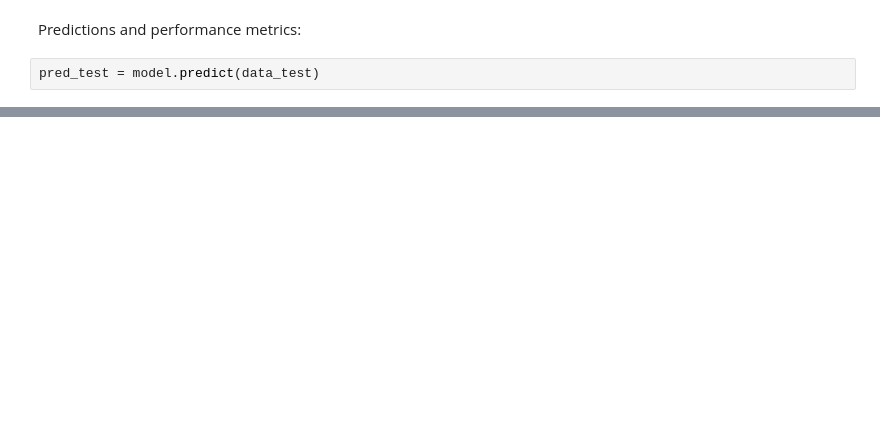
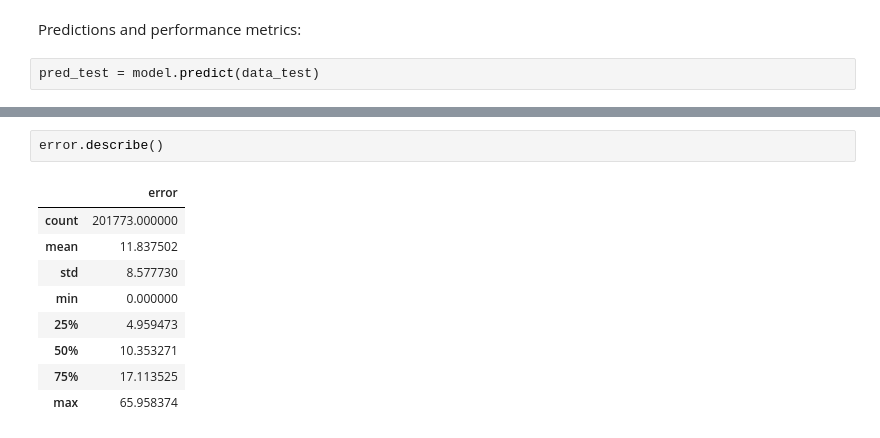
Before and after one commit to msaintfelix/Spotify_Data_Analysis, a Jupyter notebook: Spotify_Data_Analysis.ipynb, the cells around one changed output, grey strips where cells are left out. Drawn from its saved outputs; the diff is of its cells as text; blank space fills up the shorter version.

```diff
--- a/Spotify_Data_Analysis.ipynb
+++ b/Spotify_Data_Analysis.ipynb
@@ -230,0 +246,12 @@ mean_absolute_error(target_test, pred_test)
+# %%
+error.describe()
+# %% [output]
+|  | error |
+| count | 201773.000000 |
+| mean | 11.837502 |
+| std | 8.577730 |
+| min | 0.000000 |
+| 25% | 4.959473 |
+| 50% | 10.353271 |
+| 75% | 17.113525 |
+| max | 65.958374 |
```
Also changed, not shown: parts of 16 cells of this notebook.
